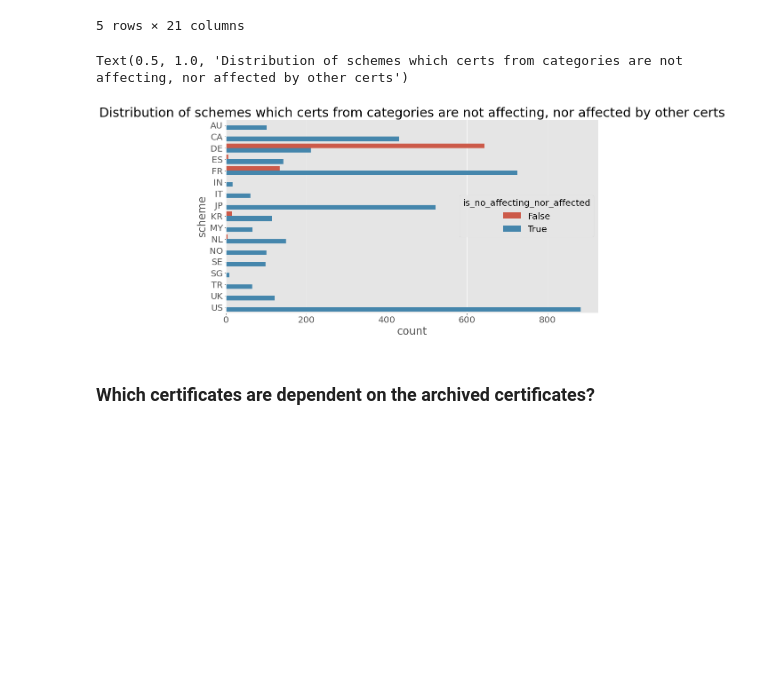
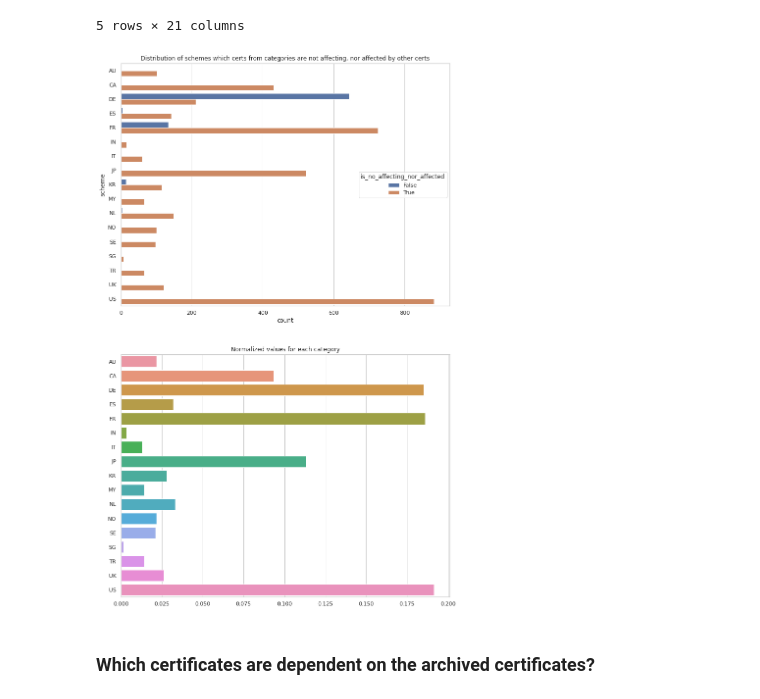
Before and after one commit to crocs-muni/sec-certs, a Jupyter notebook: notebooks/cc/dependency_analysis.ipynb, the cells around one changed output. Saved outputs shown, nothing was run; the diff lists cells and outputs as text; code cells hidden in the pictures; blank space fills up the shorter version.

```diff
--- a/notebooks/cc/dependency_analysis.ipynb
+++ b/notebooks/cc/dependency_analysis.ipynb
@@ -196,13 +198,15 @@ no_affecting_no_affected_df.head()
 | 0fc32111e368dcf5 | NSCIB-CC-0006151-CR | NetIQ Access Manager 4.5 | active | Access Control Devices and Systems | NetIQ, Incorporated | NL | [ALC_FLR.1, EAL3+] | 2019-11-07 | ... |
 | 5e87de1cddf1ae43 | NaN | Illumio Adaptive Security Platfor... | active | Access Control Devices and Systems | Illumio | CA | [] | 2019-07-12 | ... |
 5 rows × 21 columns
-# %%
-plt.figure(figsize=(15,8))
-plt.rcParams.update({'font.size': 20})
-sns.countplot(y="scheme", hue="is_no_affecting_nor_affected", data=no_affecting_no_affected_df).set_title("Distribution of schemes which certs from categories are not affecting, nor affected by other certs")
-# %% [output]
-Text(0.5, 1.0, 'Distribution of schemes which certs from categories are not affecting, nor affected by other certs')
-[figure, removed]
+# %%
+fig, (ax1, ax2) = plt.subplots(2,1, figsize=(12,20))
+normalized_serie = no_affecting_no_affected_df["scheme"].value_counts(normalize=True)
+plt.rcParams.update({'font.size': 20})
+sns.countplot(y="scheme", hue="is_no_affecting_nor_affected", data=no_affecting_no_affected_df, ax=ax1).set_title("Distribution of schemes which certs from categories are not affecting, nor affected by other certs")
+sns.barplot(y=normalized_serie.index, x=normalized_serie.values, ax=ax2).set_title("Normalized values for each scheme")
+plt.show()
+# %% [output]
+[figure, added]
 # %% [markdown]
 ### Which certificates are dependent on the archived certificates?
 # %%
```
Also changed, not shown: parts of 9 cells of this notebook.
